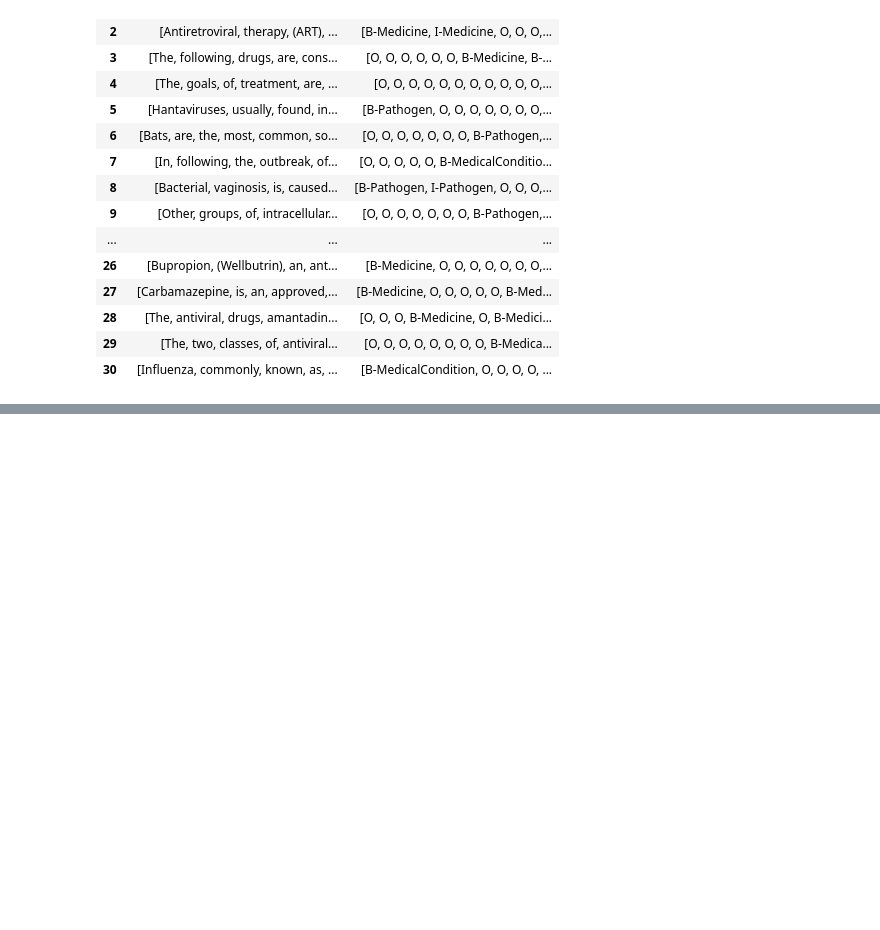
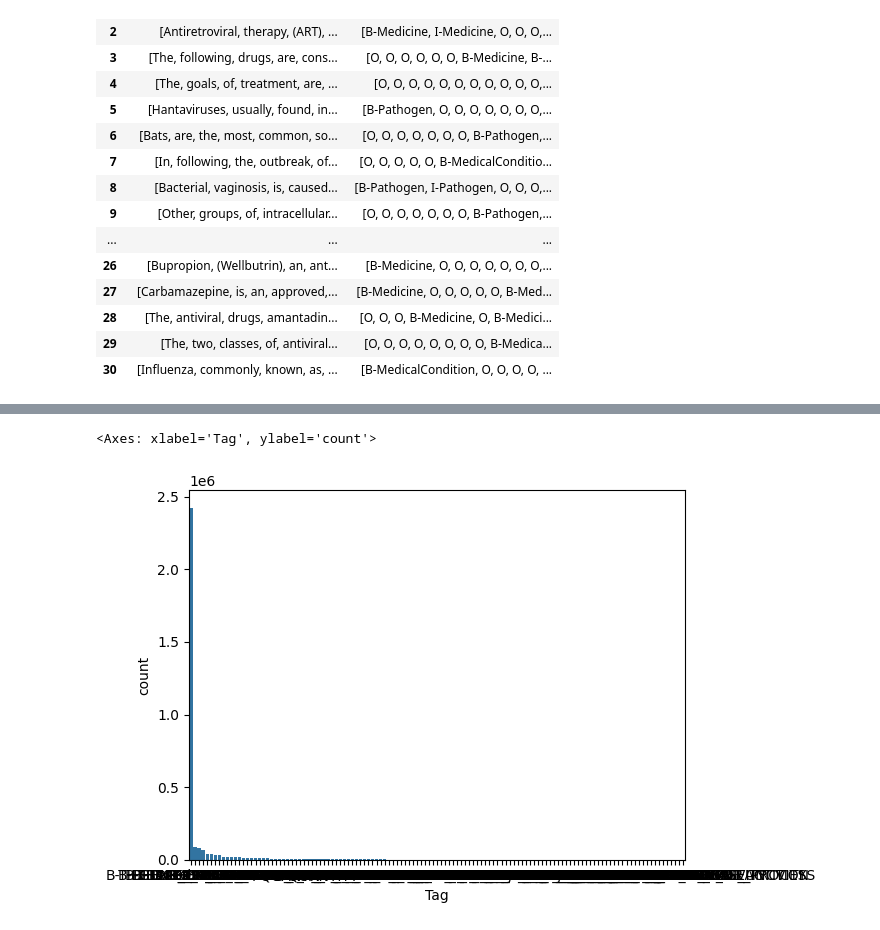
Before and after one commit to PraneethVasarla/med-bert, a Jupyter notebook: experimental_notebooks/experiment.ipynb, the cells around one changed output, grey strips where cells are left out. Cells and saved outputs as stored; diff of their text form; code cells hidden in the pictures; blank space fills up the shorter version.

```diff
--- a/experimental_notebooks/experiment.ipynb
+++ b/experimental_notebooks/experiment.ipynb
@@ -427,0 +431,2 @@ df.drop(['id','content','labels'],axis=1)
+# %%
+cord = pd.read_csv("../dataset/ner_covid_final_data_v3.csv")
@@ -427,0 +524,5 @@ df.drop(['id','content','labels'],axis=1)
+# %%
+sns.barplot(mini_set['Tag'].value_counts())
+# %% [output]
+<Axes: xlabel='Tag', ylabel='count'>
+[figure, added]
```
Also changed, not shown: parts of 13 cells of this notebook, 7 other files.
